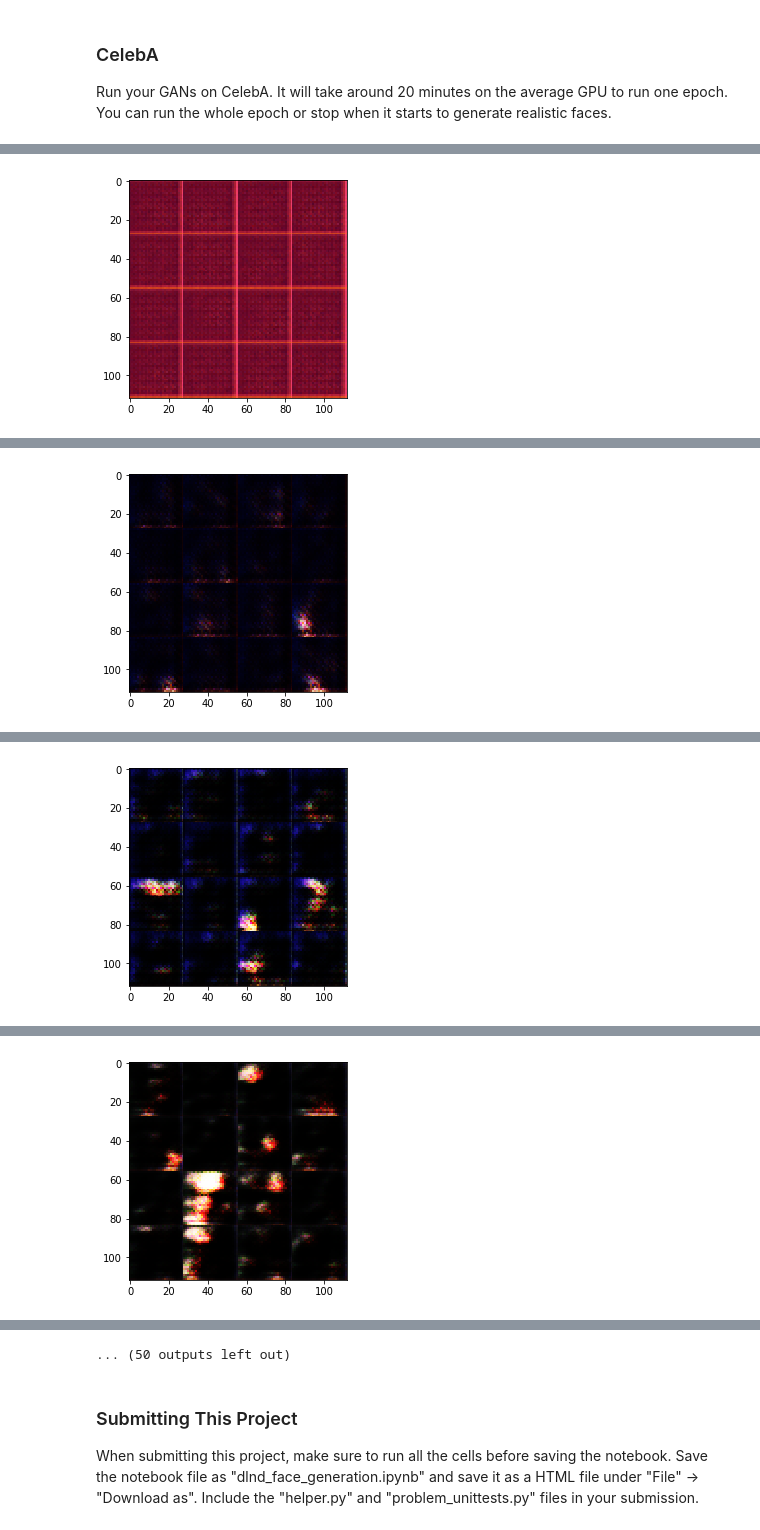
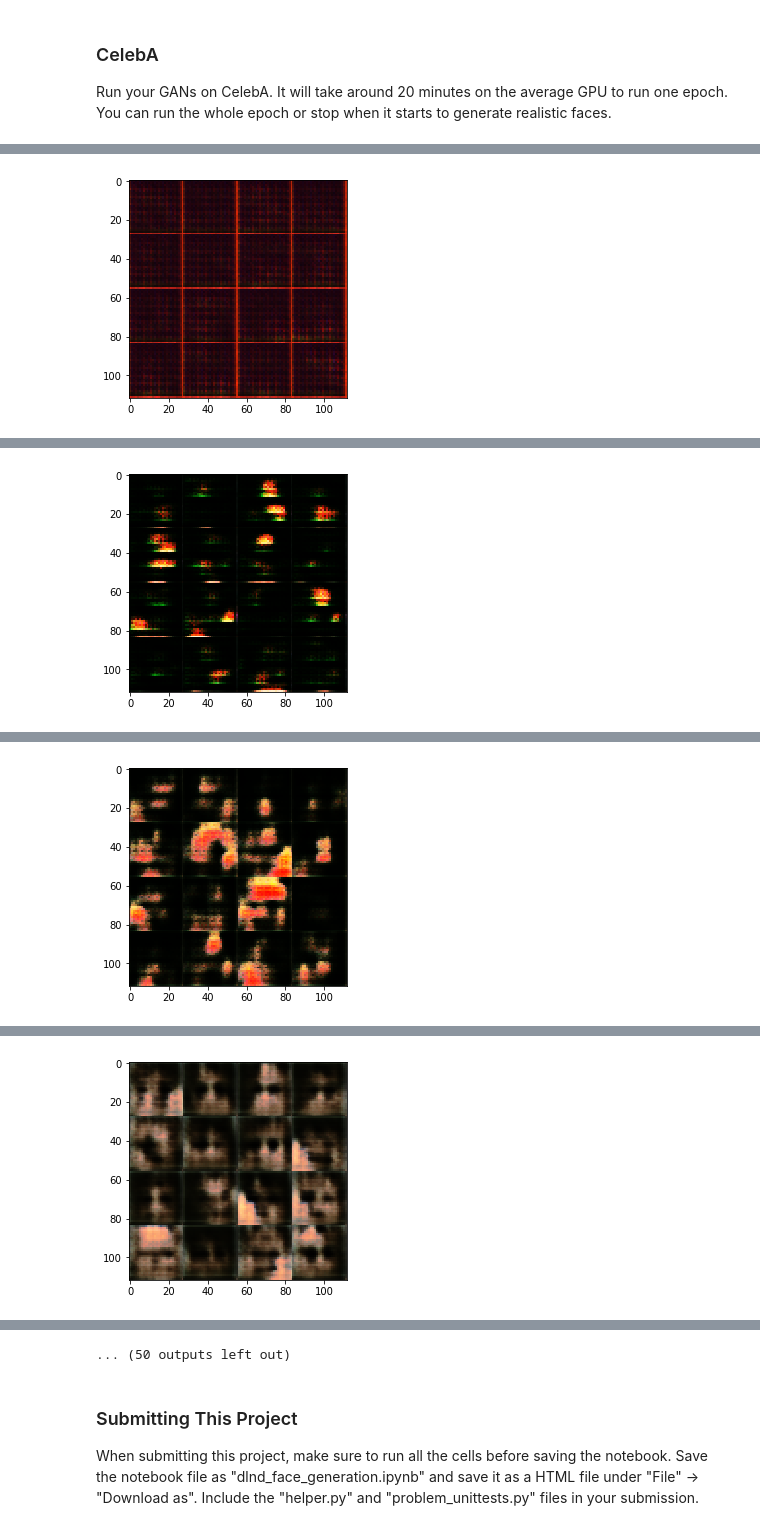
Before and after one commit to FreedomChal/deep_learning, a Jupyter notebook: face_generation_submit/dlnd_face_generation.ipynb, the cells around one changed output, grey strips where cells are left out. Saved outputs shown, nothing was run; the diff lists cells and outputs as text; code cells hidden in the pictures.

```diff
--- a/face_generation_submit/dlnd_face_generation.ipynb
+++ b/face_generation_submit/dlnd_face_generation.ipynb
@@ -423,7 +423,7 @@ Run your GANs on CelebA.  It will take around 20 minutes on the average GPU to r
 # %%
 batch_size = 64
 z_dim = 100
-learning_rate = 0.0002
+learning_rate = 0.0005
 beta1 = 0.5
 
 
@@ -441 +441 @@ Epoch 1/1... Discriminator Loss: 0.4355... Generator Loss: 2.6896
-[figure, old version]
+[figure, new version]
@@ -443 +443 @@ Epoch 1/1... Discriminator Loss: 0.4352... Generator Loss: 3.2064
-[figure, old version]
+[figure, new version]
@@ -445 +445 @@ Epoch 1/1... Discriminator Loss: 0.3866... Generator Loss: 3.3926
-[figure, old version]
+[figure, new version]
@@ -447 +447 @@ Epoch 1/1... Discriminator Loss: 0.3881... Generator Loss: 3.4791
-[figure, old version]
+[figure, new version]
```
Also changed, not shown: parts of 2 cells of this notebook, 1 other file.
